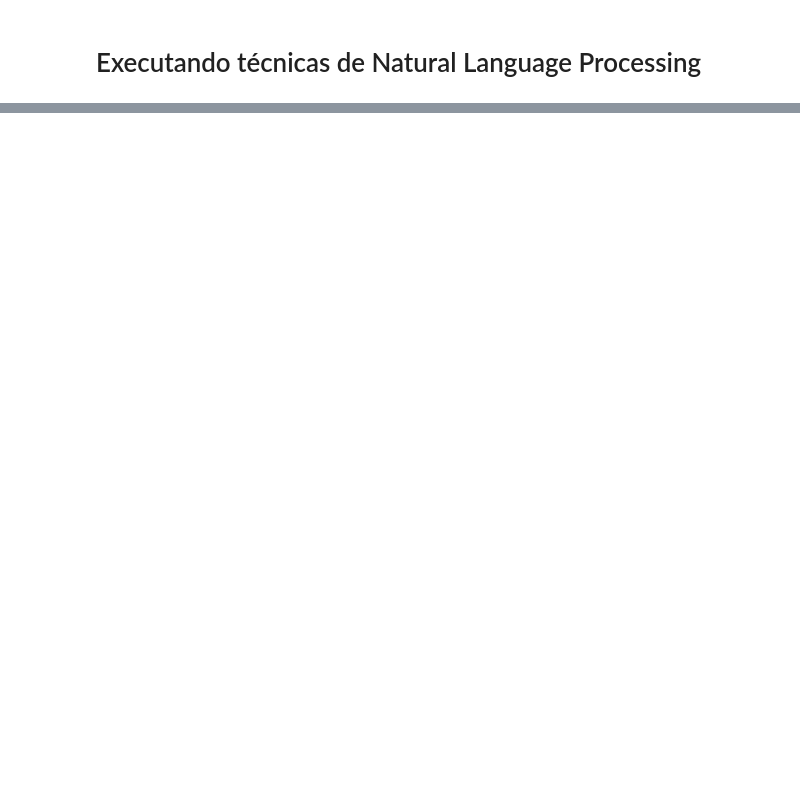
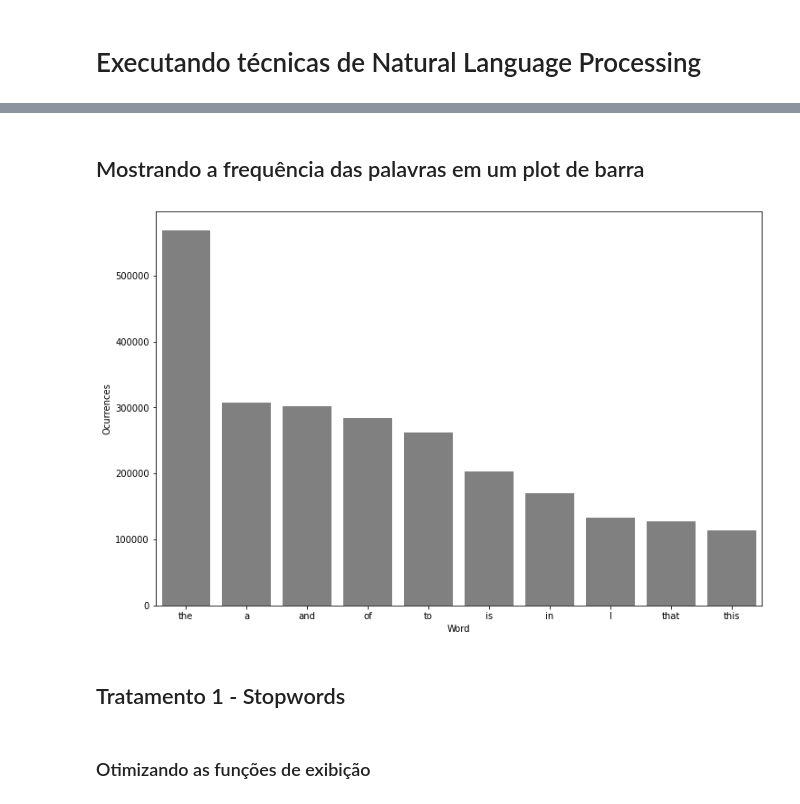
Before and after one commit to dgavieira/NLP-Celero, a Jupyter notebook: NLP_Teste.ipynb, the cells around one changed output, grey strips where cells are left out. Saved outputs shown, nothing was run; the diff lists cells and outputs as text; code cells hidden in the pictures; blank space fills up the shorter version.

Commit message:
Até Tratamento 3

```diff
--- a/NLP_Teste.ipynb
+++ b/NLP_Teste.ipynb
@@ -603,0 +679,6 @@ Precisão do Modelo LinearSVC: 65.16%
+# %%
+all_words = ' '.join([text for text in df_imdb['review']])
+token_whitespace = tokenize.WhitespaceTokenizer()
+frequency = nltk.FreqDist(token_whitespace.tokenize(all_words))
+df_frequency = pd.DataFrame({"Word": list(frequency.keys()),
+                             "Frequency": list(frequency.values())})
@@ -603,0 +694,2 @@ Precisão do Modelo LinearSVC: 65.16%
+# %%
+df_frequency = df_frequency.nlargest(columns = "Frequency", n=10)
@@ -603,0 +710,2 @@ Precisão do Modelo LinearSVC: 65.16%
+# %% [markdown]
+## Mostrando a frequência das palavras em um plot de barra
@@ -603,0 +714,11 @@ Precisão do Modelo LinearSVC: 65.16%
+# %%
+plt.figure(figsize=(12,8))
+ax = sns.barplot(data=df_frequency, x="Word", y="Frequency", color='gray')
+ax.set(ylabel = "Ocurrences")
+plt.show()
+# %% [output]
+[figure, added]
+# %% [markdown]
+## Tratamento 1 - Stopwords
+# %% [markdown]
+### Otimizando as funções de exibição
```
Also changed, not shown: parts of 75 cells of this notebook.
